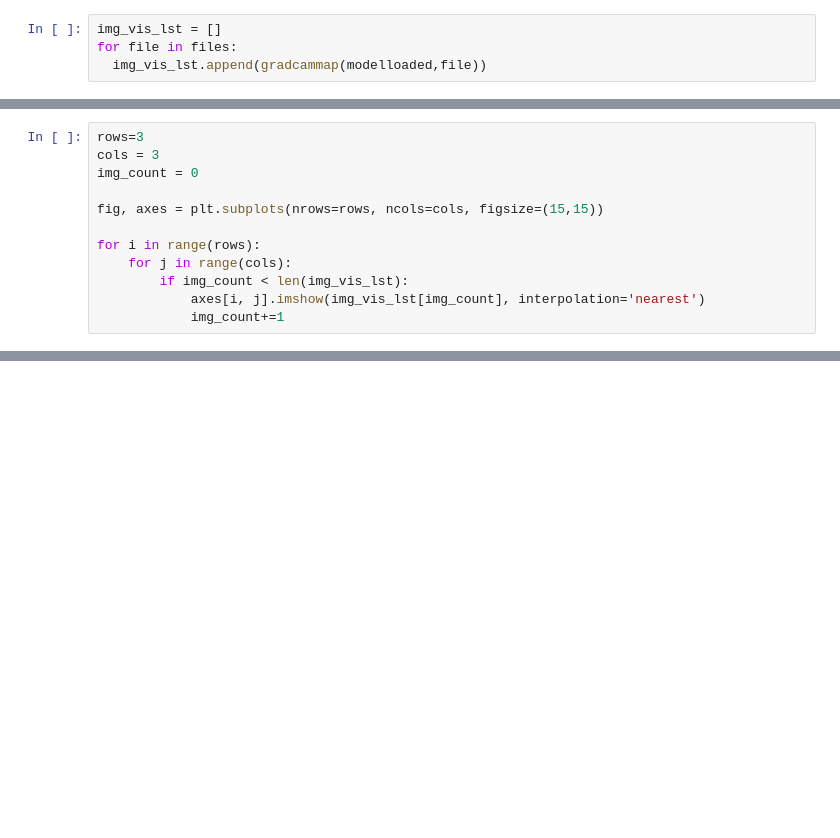
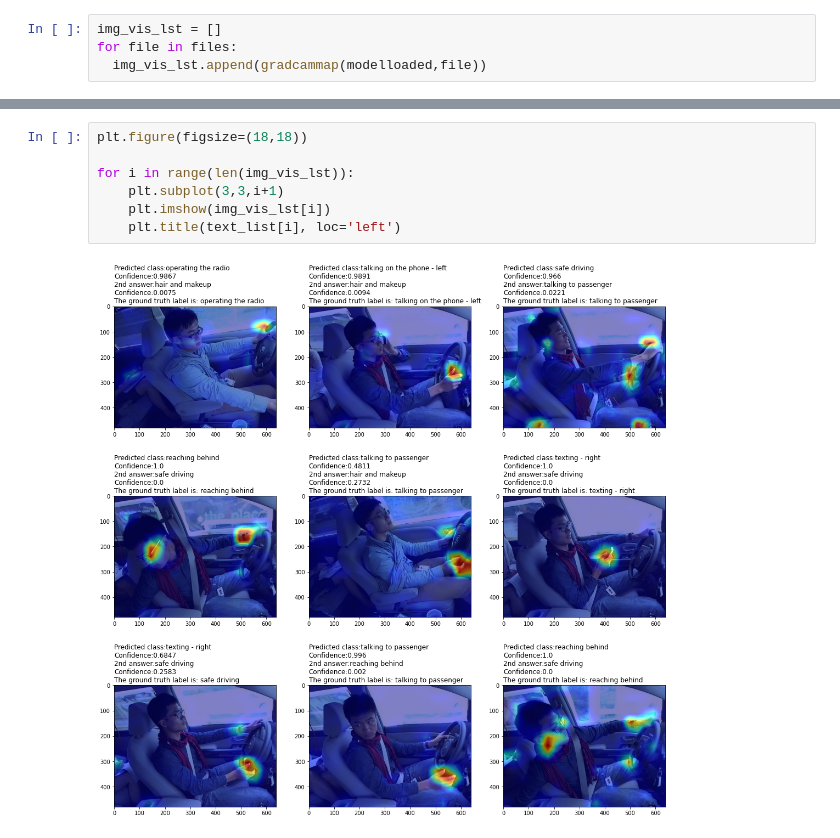
Before and after one commit to bkota0404/523FinalProject, a Jupyter notebook: Code/VGG16.ipynb, the cells around one changed output, grey strips where cells are left out. Cells and saved outputs as stored; diff of their text form; blank space fills up the shorter version.

```diff
--- a/Code/VGG16.ipynb
+++ b/Code/VGG16.ipynb
@@ -703,12 +627,0 @@ from PIL import Image
-# %%
-rows=3
-cols = 3
-img_count = 0
-
-fig, axes = plt.subplots(nrows=rows, ncols=cols, figsize=(15,15))
-
-for i in range(rows):
-    for j in range(cols):
-        if img_count < len(img_vis_lst):
-            axes[i, j].imshow(img_vis_lst[img_count], interpolation='nearest')
-            img_count+=1
@@ -743,0 +628,9 @@ The ground truth label is:  texting - right
+# %%
+plt.figure(figsize=(18,18))
+
+for i in range(len(img_vis_lst)):
+    plt.subplot(3,3,i+1)
+    plt.imshow(img_vis_lst[i])
+    plt.title(text_list[i], loc='left')
+# %% [output]
+[figure, added]
```
Also changed, not shown: parts of 45 cells of this notebook.
